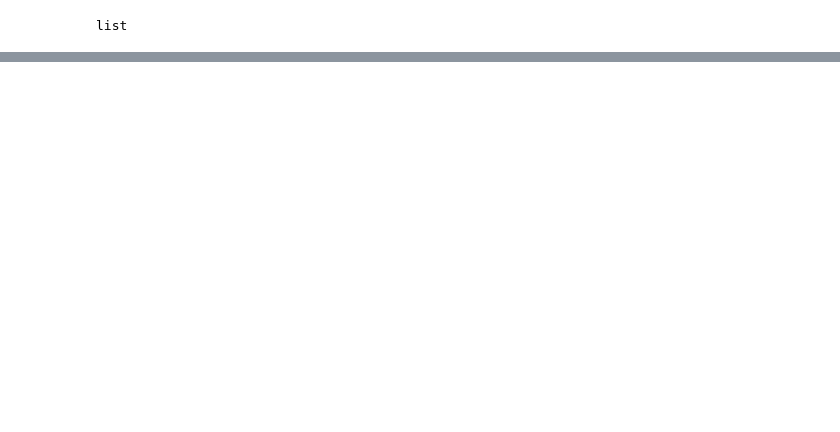
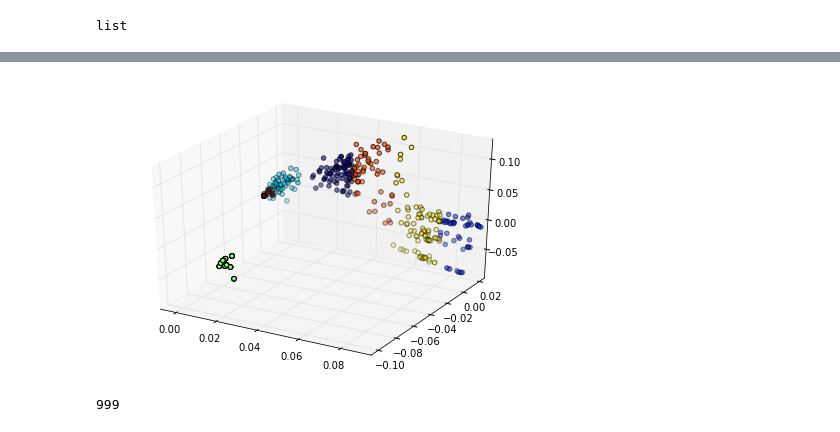
Before and after one commit to genevievekathleensmith/insight, a Jupyter notebook: term doc matrix.ipynb, the cells around one changed output, grey strips where cells are left out. Cells and saved outputs as stored; diff of their text form; code cells hidden in the pictures; blank space fills up the shorter version.

```diff
--- a/term doc matrix.ipynb
+++ b/term doc matrix.ipynb
@@ -211,0 +342,12 @@ data_svd = svd(similarity_matrix)
+# %%
+
+from pylab import plot,show
+from numpy import vstack,array
+from numpy.random import rand
+from scipy.cluster.vq import kmeans,vq
+
+data = vstack(U[:,1:3])
+# computing K-Means with K = 2 (2 clusters)
+centroids,_ = kmeans(data,7)
+# assign each sample to a cluster
+idx,_ = vq(data,centroids)
@@ -211,0 +374,13 @@ data_svd = svd(similarity_matrix)
+# %%
+# 3d scatter plot
+fig = pylab.figure()
+ax = Axes3D(fig)
+ax.scatter(U[:,1], U[:,2], U[:,3],c=idx)
+pyplot.show()
+# %% [output]
+[figure, added]
+# %%
+type(states),type(idx)
+len(idx)
+# %% [output]
+999
```
Also changed, not shown: parts of 57 cells of this notebook, 15 other files.
